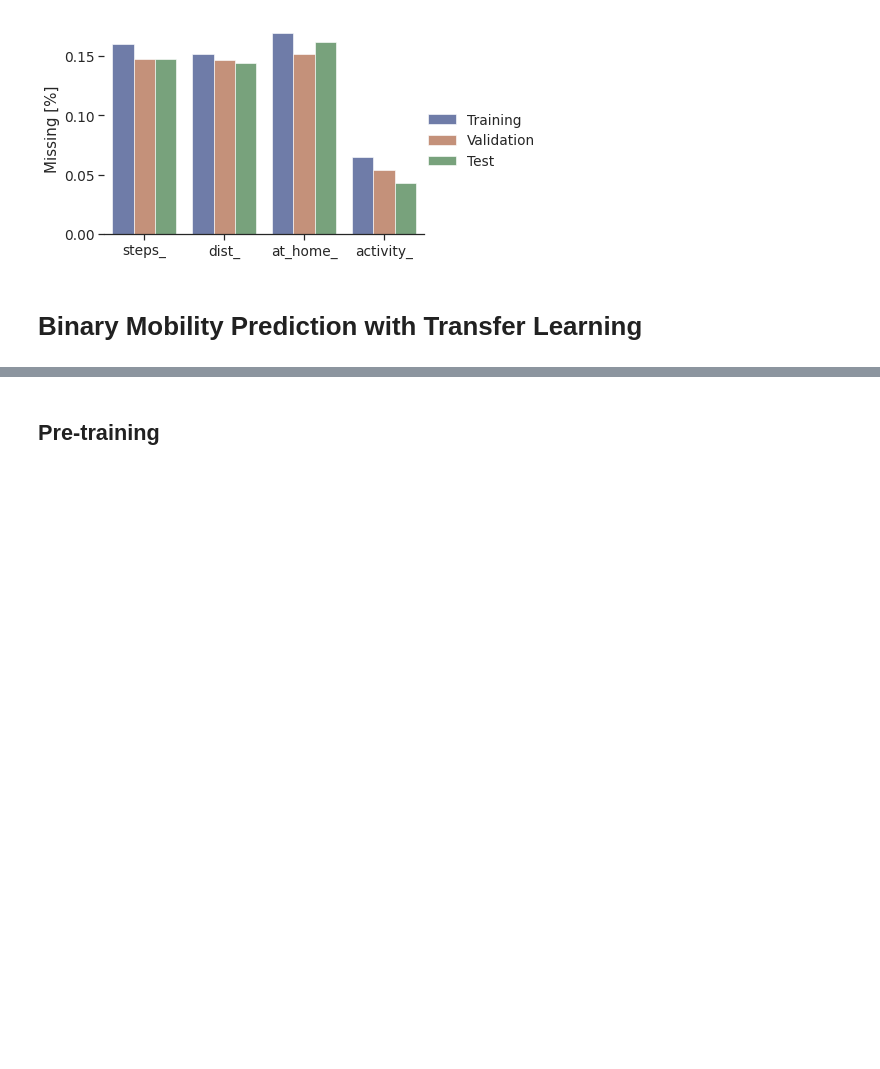
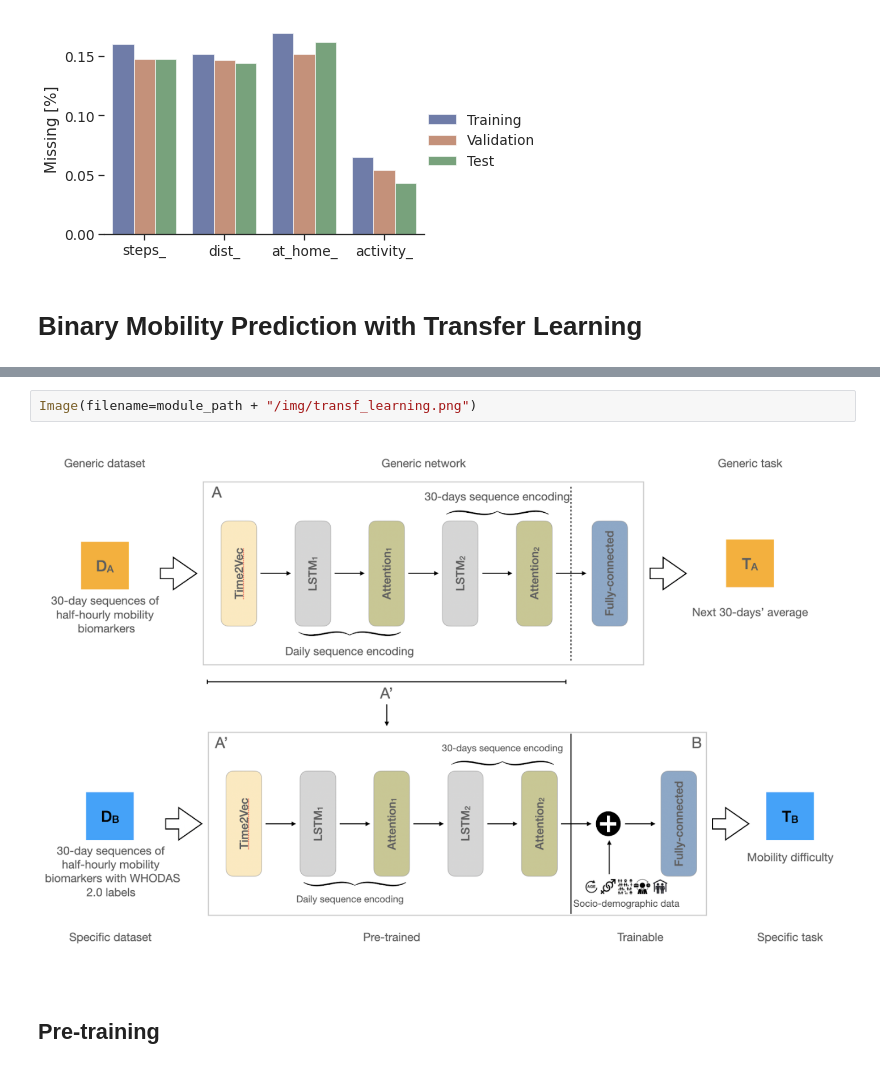
Before and after one commit to mlfpm/functionality_prediction, a Jupyter notebook: notebooks/bin_mobility_clf.ipynb, the cells around one changed output, grey strips where cells are left out. Drawn from its saved outputs; the diff is of its cells as text; blank space fills up the shorter version.

```diff
--- a/notebooks/bin_mobility_clf.ipynb
+++ b/notebooks/bin_mobility_clf.ipynb
@@ -204,3 +207,7 @@ The temporal part of the model is pre-trained for the auto-regressive part of pr
+# %%
+Image(filename=module_path + "/img/transf_learning.png")
+# %% [output]
+[figure, added]
 # %% [markdown]
 ## Pre-training
 # %% [markdown]
```
Also changed, not shown: parts of 5 cells of this notebook.
